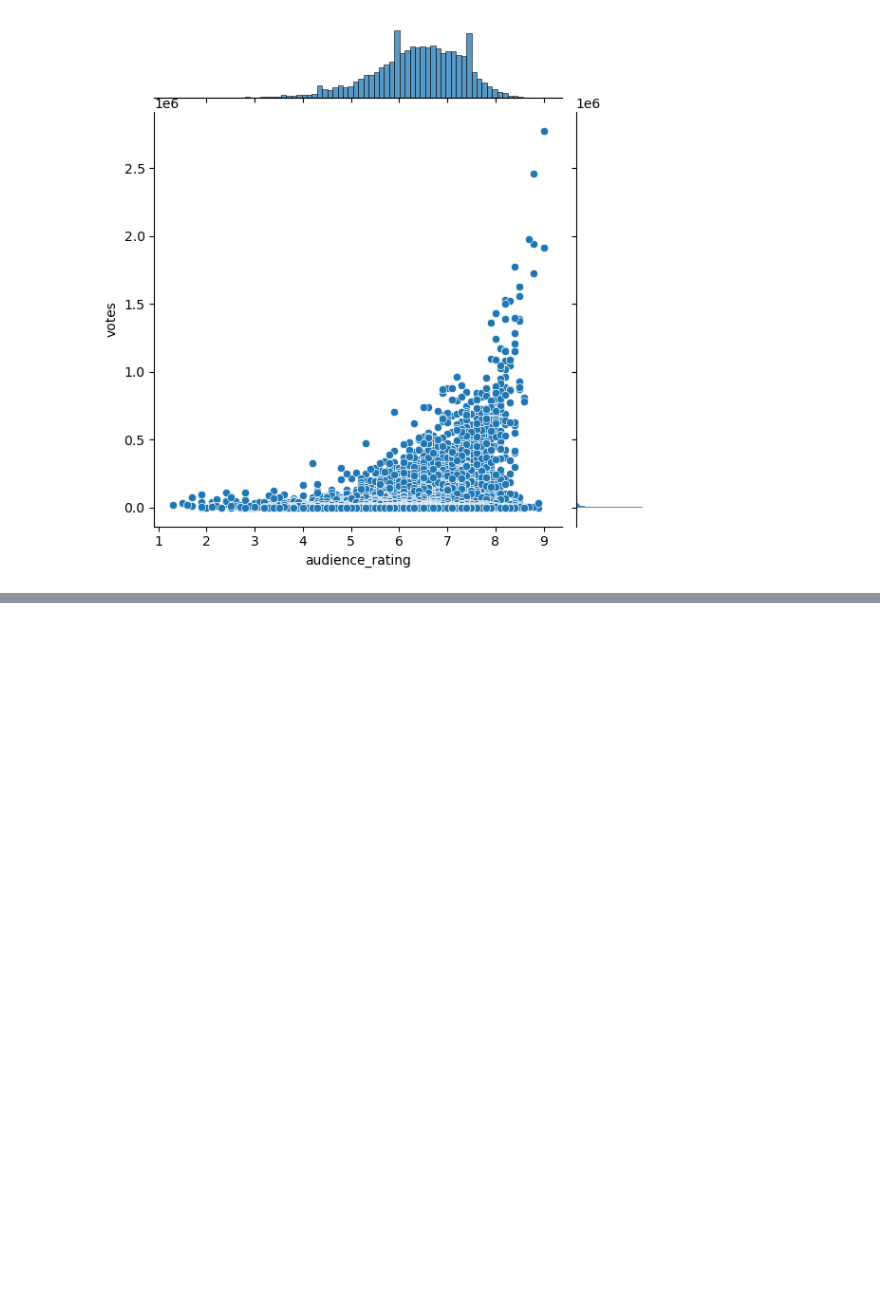
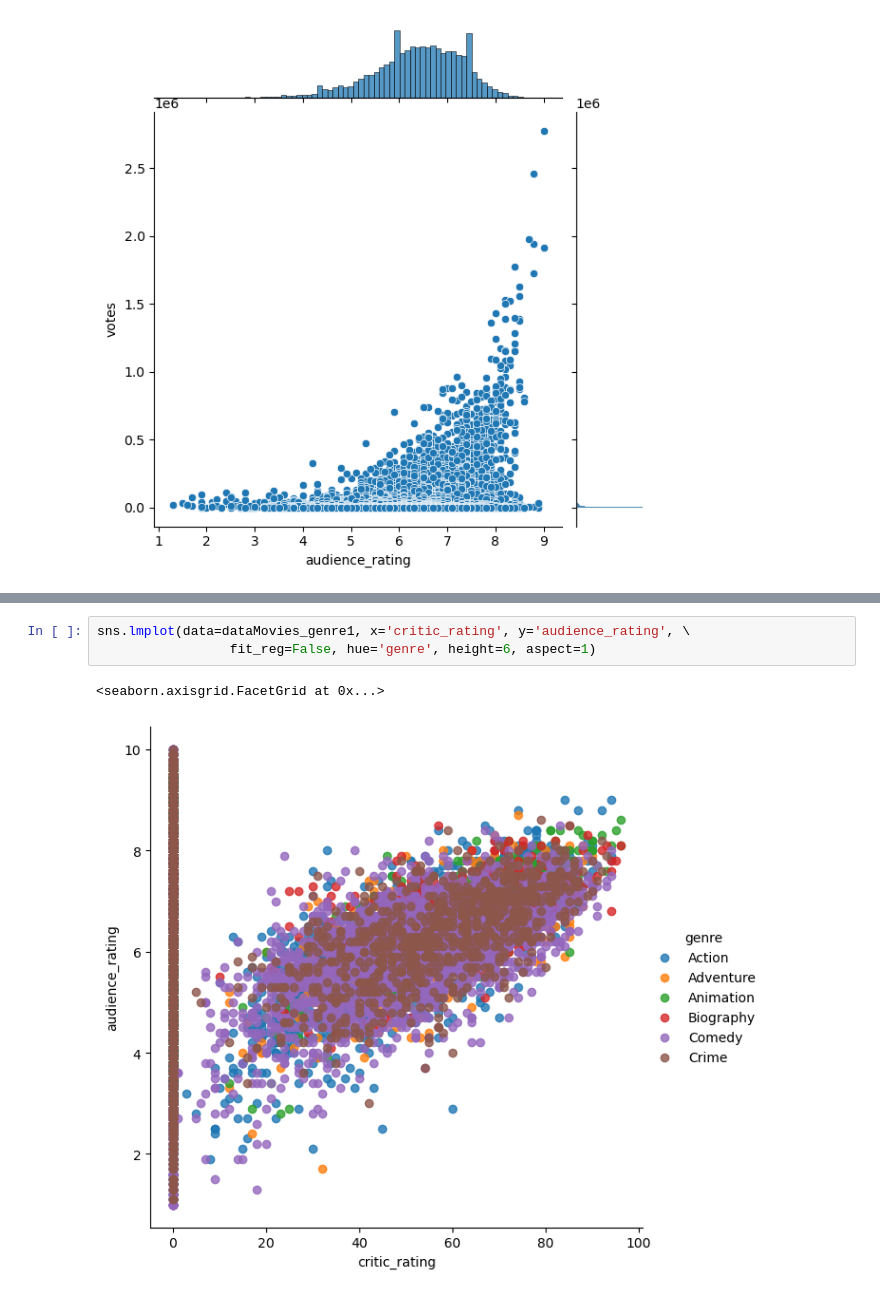
Before and after one commit to DiogoRibeiro7/imbd_movies_data_analysis, a Jupyter notebook: movie_analysis.ipynb, the cells around one changed output, grey strips where cells are left out. Drawn from its saved outputs; the diff is of its cells as text; blank space fills up the shorter version.

```diff
--- a/movie_analysis.ipynb
+++ b/movie_analysis.ipynb
@@ -69,0 +245,6 @@ sns.jointplot(data=movies, x='audience_rating', y='votes')
+# %%
+sns.lmplot(data=dataMovies_genre1, x='critic_rating', y='audience_rating', \
+                 fit_reg=False, hue='genre', height=6, aspect=1)
+# %% [output]
+<seaborn.axisgrid.FacetGrid at 0x...>
+[figure, added]
```
Also changed, not shown: parts of 8 cells of this notebook.
